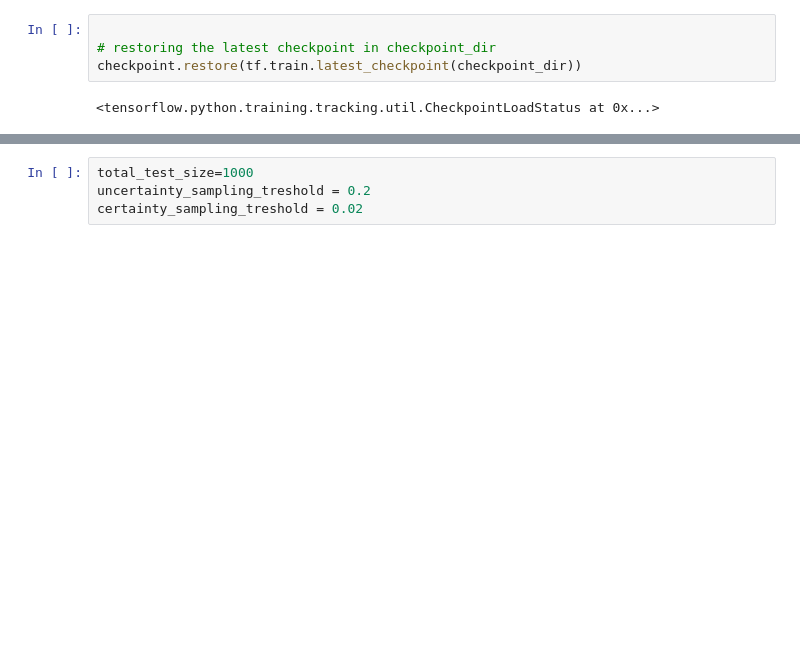
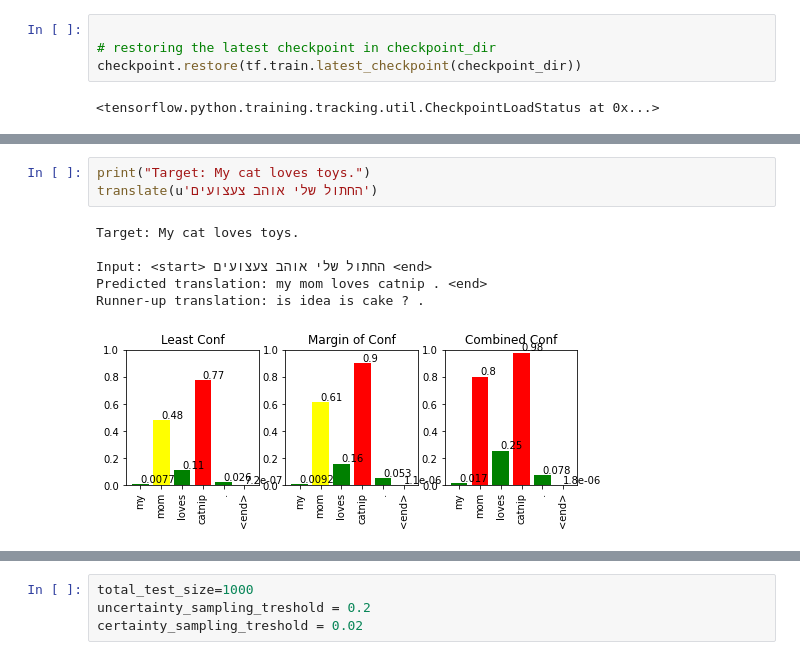
Before and after one commit to mahaley22/Uncertainty-Sampling, a Jupyter notebook: Machine_Translation_with_Uncertainty_Scoring.ipynb, the cells around one changed output, grey strips where cells are left out. Saved outputs shown, nothing was run; the diff lists cells and outputs as text; blank space fills up the shorter version.

```diff
--- a/Machine_Translation_with_Uncertainty_Scoring.ipynb
+++ b/Machine_Translation_with_Uncertainty_Scoring.ipynb
@@ -640,0 +645,10 @@ Runner-up translation: can i do that up him
+# %%
+print("Target: My cat loves toys.")
+translate(u'החתול שלי אוהב צעצועים')
+# %% [output]
+Target: My cat loves toys.
+
+Input: <start> החתול שלי אוהב צעצועים <end>
+Predicted translation: my mom loves catnip . <end>
+Runner-up translation: is idea is cake ? .
+[figure, added]
```
Also changed, not shown: parts of 46 cells of this notebook.
